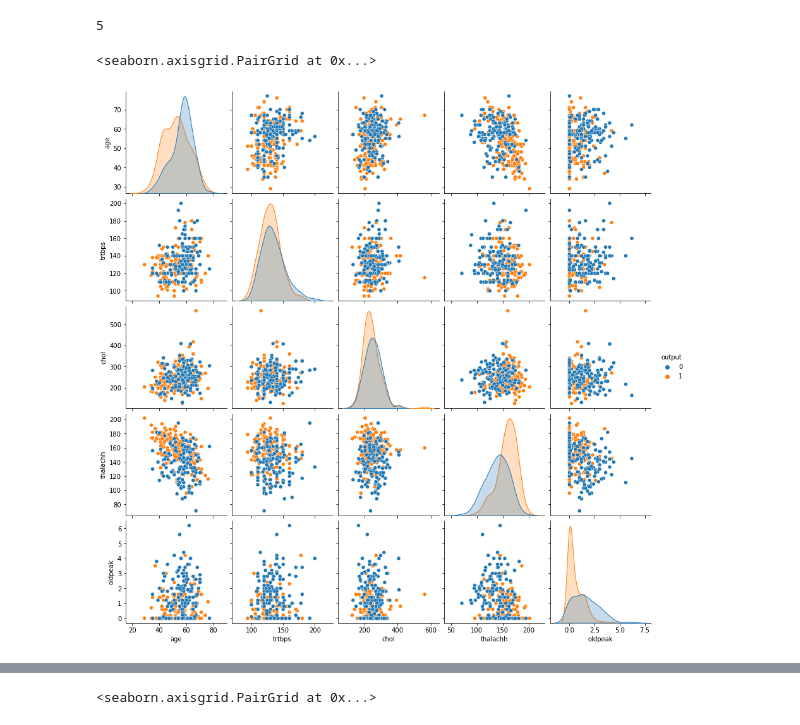
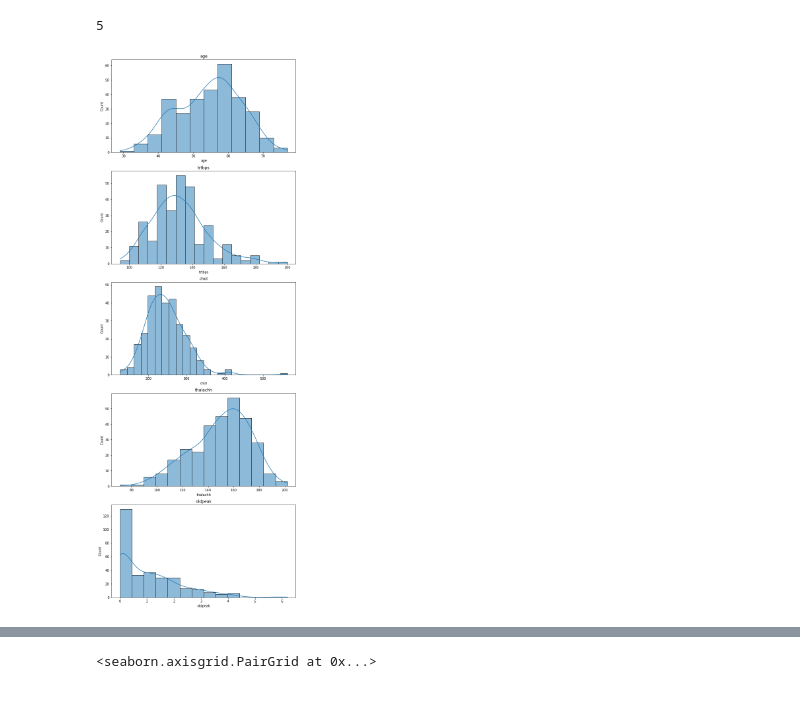
Before and after one commit to tfc1524/Heart, a Jupyter notebook: Heart Attack Project.ipynb, the cells around one changed output, grey strips where cells are left out. Saved outputs shown, nothing was run; the diff lists cells and outputs as text; code cells hidden in the pictures.

```diff
--- a/Heart Attack Project.ipynb
+++ b/Heart Attack Project.ipynb
@@ -85,11 +85,13 @@ for col in X.columns:
 len(num_features)
 # %% [output]
 5
-# %%
-# 數值化欄位與y視覺化
-# 可以粗略地看到，心臟病高風險與低風險的人在'age', 'thalachh'(maximum heart rate achieved), 'oldpeak'的分佈呈現較明顯的差異
-df_vis = pd.concat([df[num_features], df['output']], axis=1)
-sns.pairplot(df_vis, hue='output')
-# %% [output]
-<seaborn.axisgrid.PairGrid at 0x...>
-[figure, removed]
+# %%
+# 視覺化數值型欄位
+plt.figure(figsize=(10,30))
+for i in range(len(num_features)):
+    plt.subplot(len(num_features), 1, i + 1)
+    plt.title(num_features[i])
+    sns.histplot(df[num_features[i]], kde=True)
+plt.show()
+# %% [output]
+[figure, added]
```
Also changed, not shown: parts of 9 cells of this notebook.
